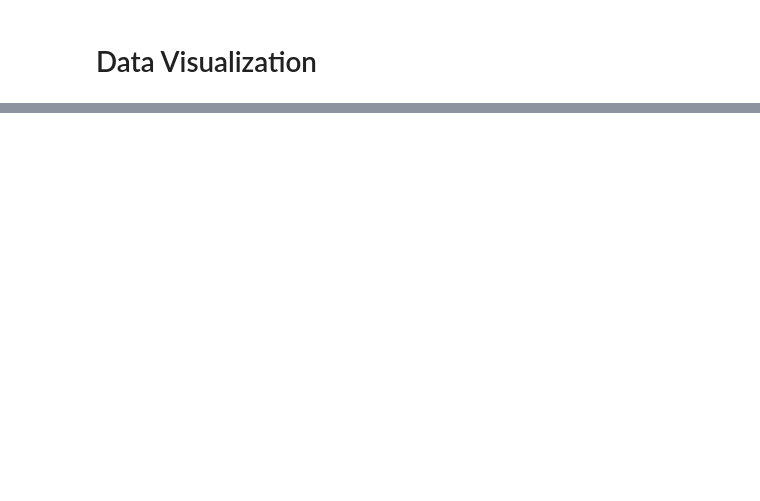
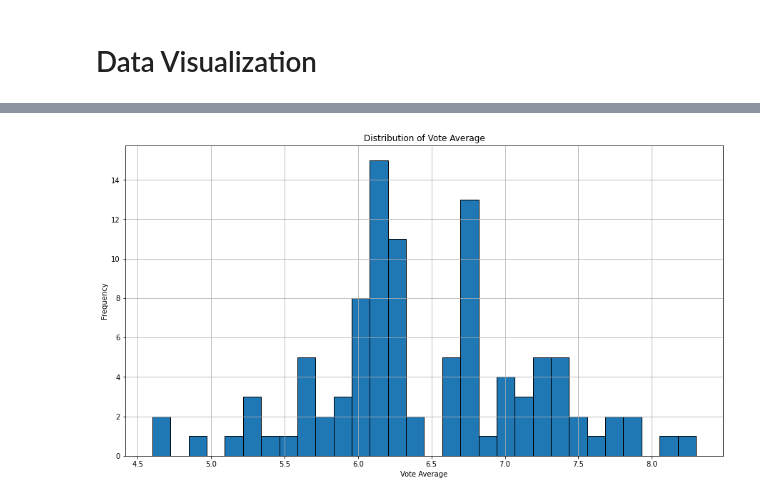
Before and after one commit to BettyBett/Microsoft_TV_shows, a Jupyter notebook: zippedData/Untitled.ipynb, the cells around one changed output, grey strips where cells are left out. Saved outputs shown, nothing was run; the diff lists cells and outputs as text; code cells hidden in the pictures; blank space fills up the shorter version.

```diff
--- a/zippedData/Untitled.ipynb
+++ b/zippedData/Untitled.ipynb
@@ -418,0 +509,9 @@ Text(0.5, 0, 'domestic_gross')
+# %%
+plt.figure(figsize=(15,8))
+
+df['vote_average'].head(100).hist(bins=30)
+plt.xlabel('Vote Average')
+plt.ylabel('Frequency')
+plt.title('Distribution of Vote Average');
+# %% [output]
+[figure, added]
```
Also changed, not shown: parts of 44 cells of this notebook.
